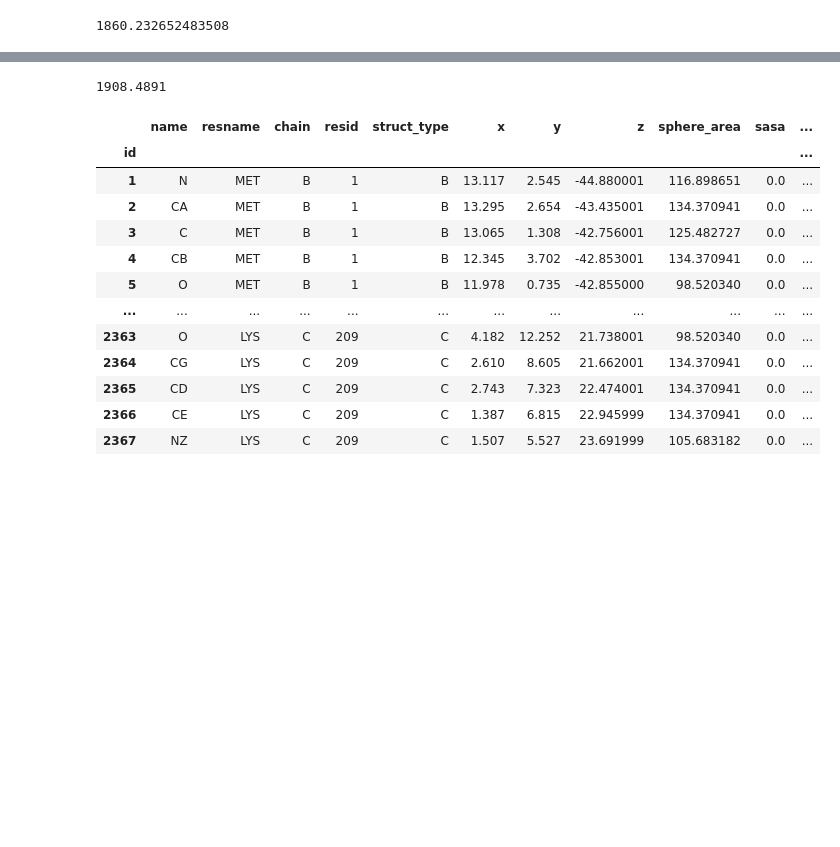
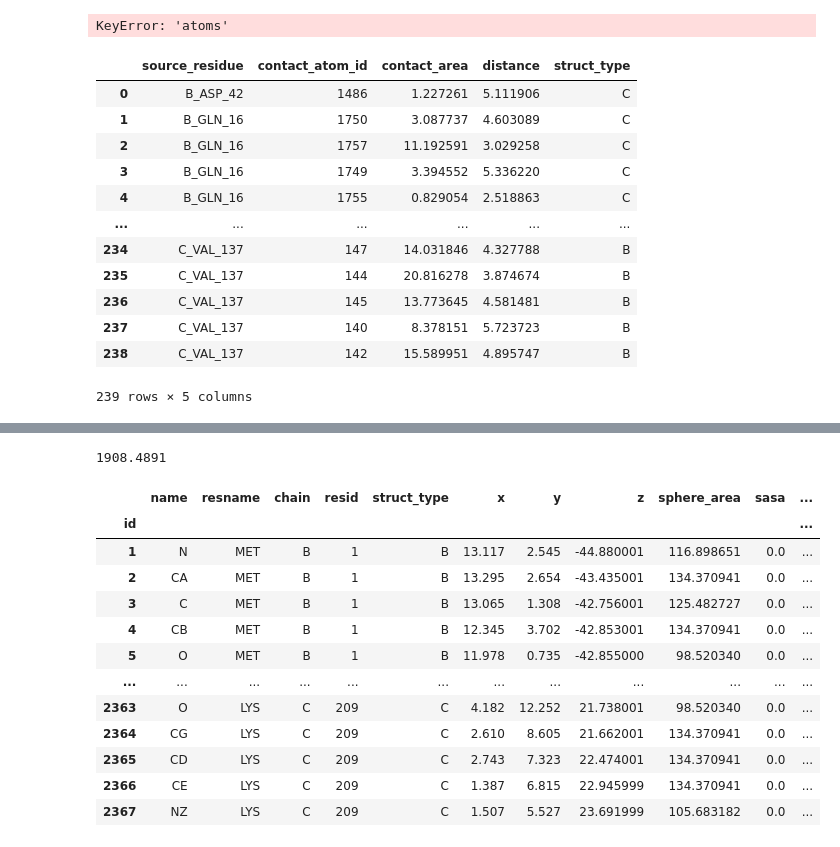
Before and after one commit to mcale6/dr_sasa_python, a Jupyter notebook: examples/test_nb.ipynb, the cells around one changed output, grey strips where cells are left out. Saved outputs shown, nothing was run; the diff lists cells and outputs as text; code cells hidden in the pictures; blank space fills up the shorter version.

```diff
--- a/examples/test_nb.ipynb
+++ b/examples/test_nb.ipynb
@@ -9,7 +9,7 @@ import dr_sasa_py
 from structure_parser import *
 from utils import convert_to_dataframes
 # %%
-test_pdb = "/home/alessio/dr_sasa_python/tests/data/pred.pdb"
-calc = dr_sasa_py.DecoupledSASA(probe_radius=1.4)
-result = calc.calculate(str(test_pdb), chains=[["B"], ["C"]], include_matrix=True, print_output=True) #SASA = AREA - EXT0  // Total area minus buried area
+test_pdb = "/home/alessio/dr_sasa_python/tests/data/8wwl.pdb"
+calc = dr_sasa_py.SimpleSASA(probe_radius=1.4)
+result = calc.calculate(str(test_pdb). chains=[]) #SASA = AREA - EXT0  // Total area minus buried area
 # %% [output]
@@ -17,8 +37,24 @@ IndexError: map::at
+# %%
+dfs = convert_to_dataframes(result)
+# %% [output]
+KeyError: 'atoms'
 # %%
-dfs = convert_to_dataframes(result)
 overlaps = dfs["overlaps"]
 atoms = dfs["atoms"]
 residues = dfs["residues"]
+contacts = dfs["contacts"]
 overlaps.overlap_area.sum()/2 #Interface A/B (A^2):	766.656
 # %% [output]
+|  | source_residue | contact_atom_id | contact_area | distance | struct_type |
+| 0 | B_ASP_42 | 1486 | 1.227261 | 5.111906 | C |
+| 1 | B_GLN_16 | 1750 | 3.087737 | 4.603089 | C |
+| 2 | B_GLN_16 | 1757 | 11.192591 | 3.029258 | C |
+| 3 | B_GLN_16 | 1749 | 3.394552 | 5.336220 | C |
+| 4 | B_GLN_16 | 1755 | 0.829054 | 2.518863 | C |
+| ... | ... | ... | ... | ... | ... |
+| 234 | C_VAL_137 | 147 | 14.031846 | 4.327788 | B |
+| 235 | C_VAL_137 | 144 | 20.816278 | 3.874674 | B |
+| 236 | C_VAL_137 | 145 | 13.773645 | 4.581481 | B |
+| 237 | C_VAL_137 | 140 | 8.378151 | 5.723723 | B |
+| 238 | C_VAL_137 | 142 | 15.589951 | 4.895747 | B |
-1860.232652483508
+239 rows × 5 columns
```
Also changed, not shown: parts of 6 cells of this notebook, 7 other files.
